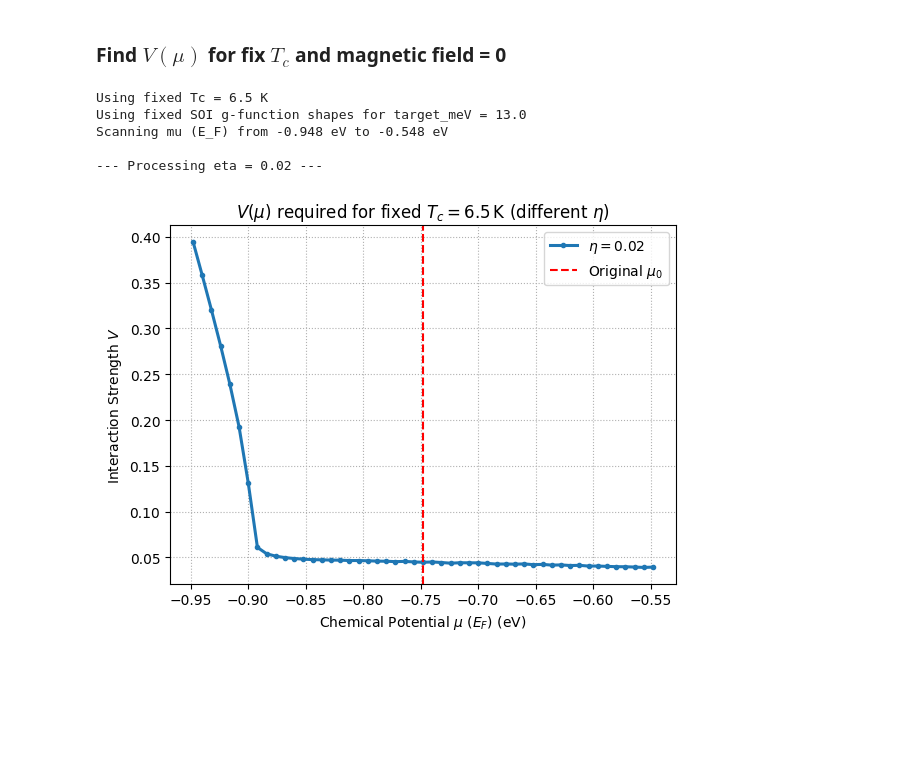
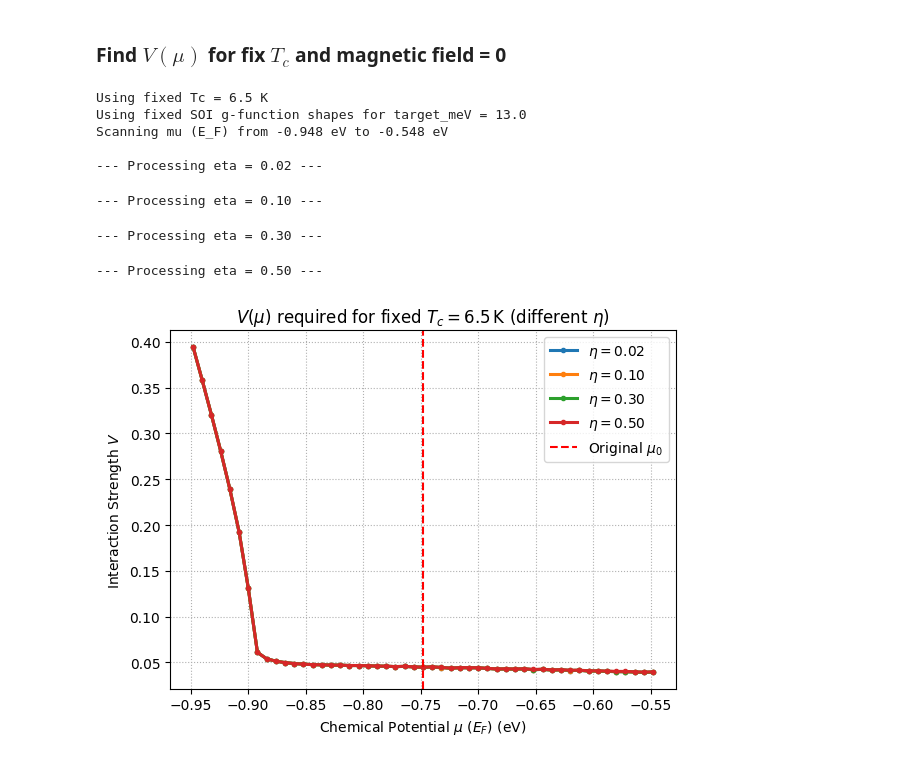
Before and after one commit to Lyrrrrrr/Upper-critical-field-Figure-reproduce-code, a Jupyter notebook: Numerical analysis.ipynb, the cells around one changed output. Drawn from its saved outputs; the diff is of its cells as text; code cells hidden in the pictures; blank space fills up the shorter version.

```diff
--- a/Numerical analysis.ipynb
+++ b/Numerical analysis.ipynb
@@ -324,7 +322,7 @@ gR_fun = lambda kx, ky, fK=fK, b=beta: gR_vec(kx, ky, fK, b)
 
 # set of η values
 # eta_list = [0.00, 0.02, 0.06, 0.10]
-eta_list = [0.02, 0.1, 0.3]
+eta_list = [0.02, 0.1, 0.3, 0.5]
 
 plt.figure(figsize=(6,4.6))
 for eta in eta_list:
@@ -413,7 +410,7 @@ EF_range = np.linspace(EF_center - EF_scan_range, EF_center + EF_scan_range, N_m
 
 # range of eta values
 # eta_list = [0.00, 0.02, 0.06, 0.10]
-eta_list = [0.02]
+eta_list = [0.02, 0.1, 0.3, 0.5]
 
 print(f"Building FS shell at calibration point EF_center = {EF_center:.4f} eV")
 kK_calib, kKm_calib = build_FS_shell(mu_guess, E_F, FSrad, Nk_value, n_keep_value)
@@ -518,7 +521,7 @@ print(f"Scanning mu (E_F) from {EF_range[0]:.3f} eV to {EF_range[-1]:.3f} eV")
 
 # Define eta list and initialize plot
 #eta_list = [0.00, 0.02, 0.06, 0.10]
-eta_list = [0.02]
+eta_list = [0.02, 0.1, 0.3, 0.5]
 
 plt.figure(figsize=(6, 4.6))
 
@@ -540,31 +543,34 @@ for eta in eta_list:
 
         # Calculate V needed for Tc=6.5K at this EF_val and eta
         # (This call uses the correct signature for determine_V)
         V_new = determine_V(Tc_fixed_K, alpha_Z_fixed, alpha_R_current,
                             gz_fun_fixed, gR_fun_fixed,
                             kK_new, mu_guess, EF_val, Nw)
 
         V_results_for_this_eta.append(V_new)
 
     # Plot this eta's curve
     plt.plot(EF_range, V_results_for_this_eta, lw=2.2,
              marker='o', markersize=3,
              label=rf'$\eta={eta:.2f}$')
 
 # Finalize and show the plot
 plt.xlabel(r'Chemical Potential $\mu$ ($E_F$) (eV)')
 plt.ylabel(r'Interaction Strength $V$')
 plt.title(r'$V(\mu)$ required for fixed $T_c = 6.5\,$K (different $\eta$)')
 # Add a vertical line at the original E_F
 plt.axvline(EF_center, color='red', ls='--', label=f'Original $\mu_0$')
 plt.grid(True, ls=':')
 plt.legend()
 plt.tight_layout()
 plt.show()
 # %% [output]
 Using fixed Tc = 6.5 K
 Using fixed SOI g-function shapes for target_meV = 13.0
 Scanning mu (E_F) from -0.948 eV to -0.548 eV
 
 --- Processing eta = 0.02 ---
+--- Processing eta = 0.10 ---
+--- Processing eta = 0.30 ---
+--- Processing eta = 0.50 ---
-[figure, old version]
+[figure, new version]
```
Also changed, not shown: parts of 3 cells of this notebook.
